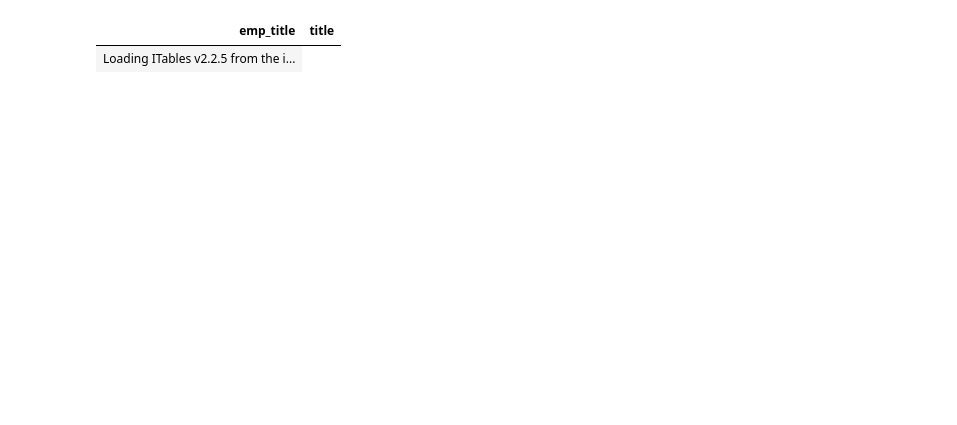
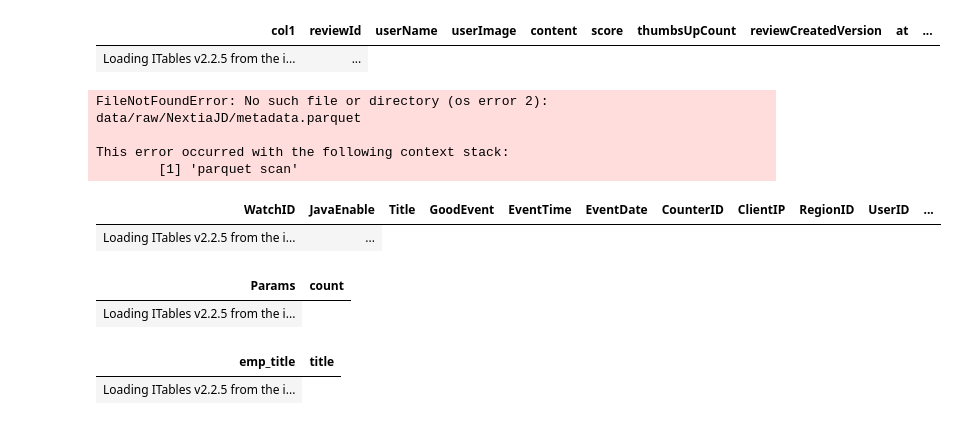
Before and after one commit to yan-alex/fsst-plus-experiments, a Jupyter notebook: benchmarking/visualize_data.ipynb, the cells around one changed output. Saved outputs shown, nothing was run; the diff lists cells and outputs as text; code cells hidden in the pictures; blank space fills up the shorter version.

```diff
--- a/benchmarking/visualize_data.ipynb
+++ b/benchmarking/visualize_data.ipynb
@@ -5,6 +5,31 @@ from itables import init_notebook_mode
 init_notebook_mode(all_interactive=True)
 # %% [output]
 [interactive output not drawn]
+# %%
+df = pl.read_csv("data/raw/NextiaJD/Final_comments.csv")
+df.head(1000)
+# %% [output]
+| col1 | reviewId | userName | userImage | content | score | thumbsUpCount | reviewCreatedVersion | at | ... |
+| Loading ITables v2.2.5 from the i... | ... |
+# %%
+df = pl.read_parquet("data/raw/NextiaJD/metadata.parquet")
+df.head(1000)
+# %% [output]
+FileNotFoundError: No such file or directory (os error 2): data/raw/NextiaJD/metadata.parquet
+
+This error occurred with the following context stack:
+        [1] 'parquet scan'
+# %%
+df = pl.read_parquet("data/raw/clickbench.parquet")
+df.head(1000)
+# %% [output]
+| WatchID | JavaEnable | Title | GoodEvent | EventTime | EventDate | CounterID | ClientIP | RegionID | UserID | ... |
+| Loading ITables v2.2.5 from the i... | ... |
+# %%
+df["Params"].value_counts()
+# %% [output]
+| Params | count |
+| Loading ITables v2.2.5 from the i... |
 # %%
 df = pl.read_parquet("data/refined/NextiaJD/loan.parquet")
 df.head(100)
```
Also changed, not shown: 8 other files.
